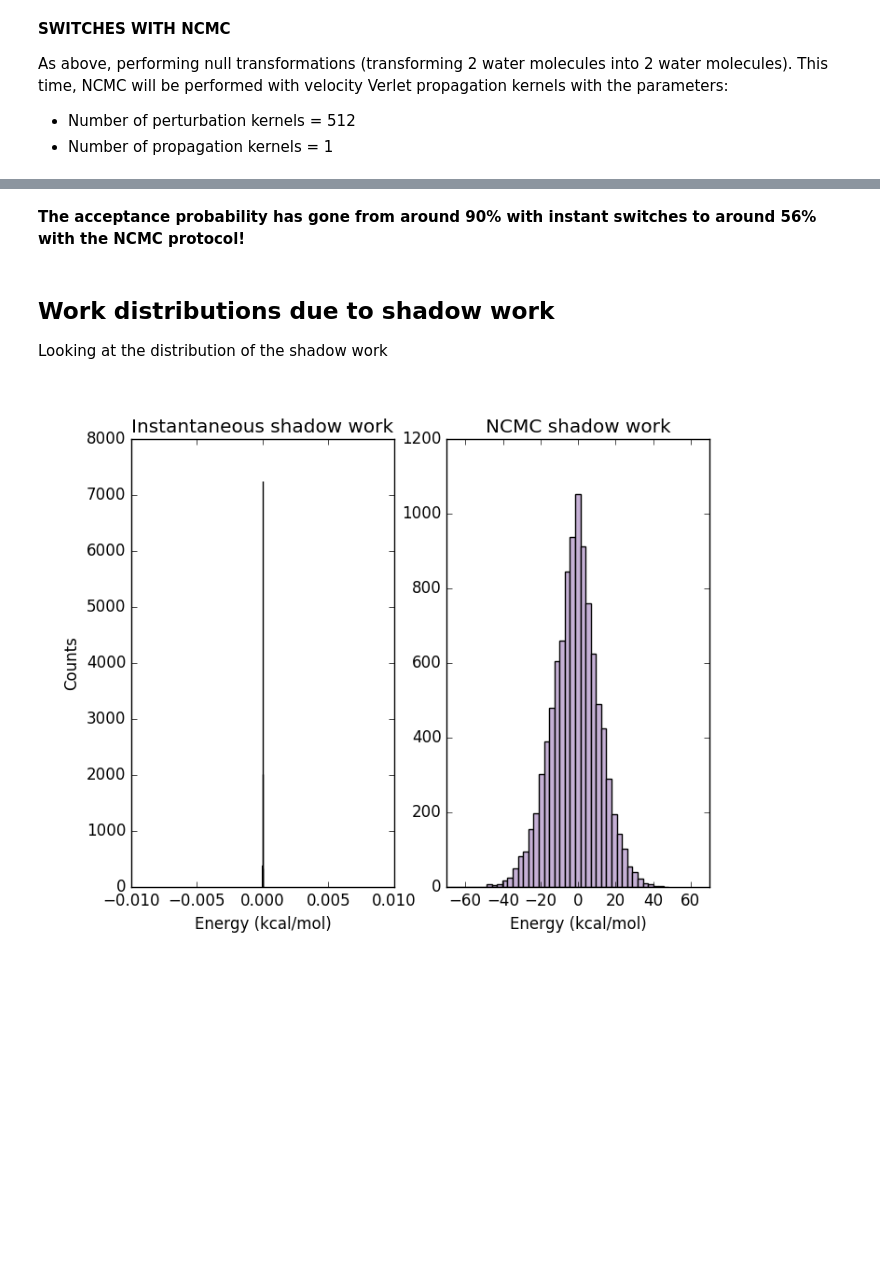
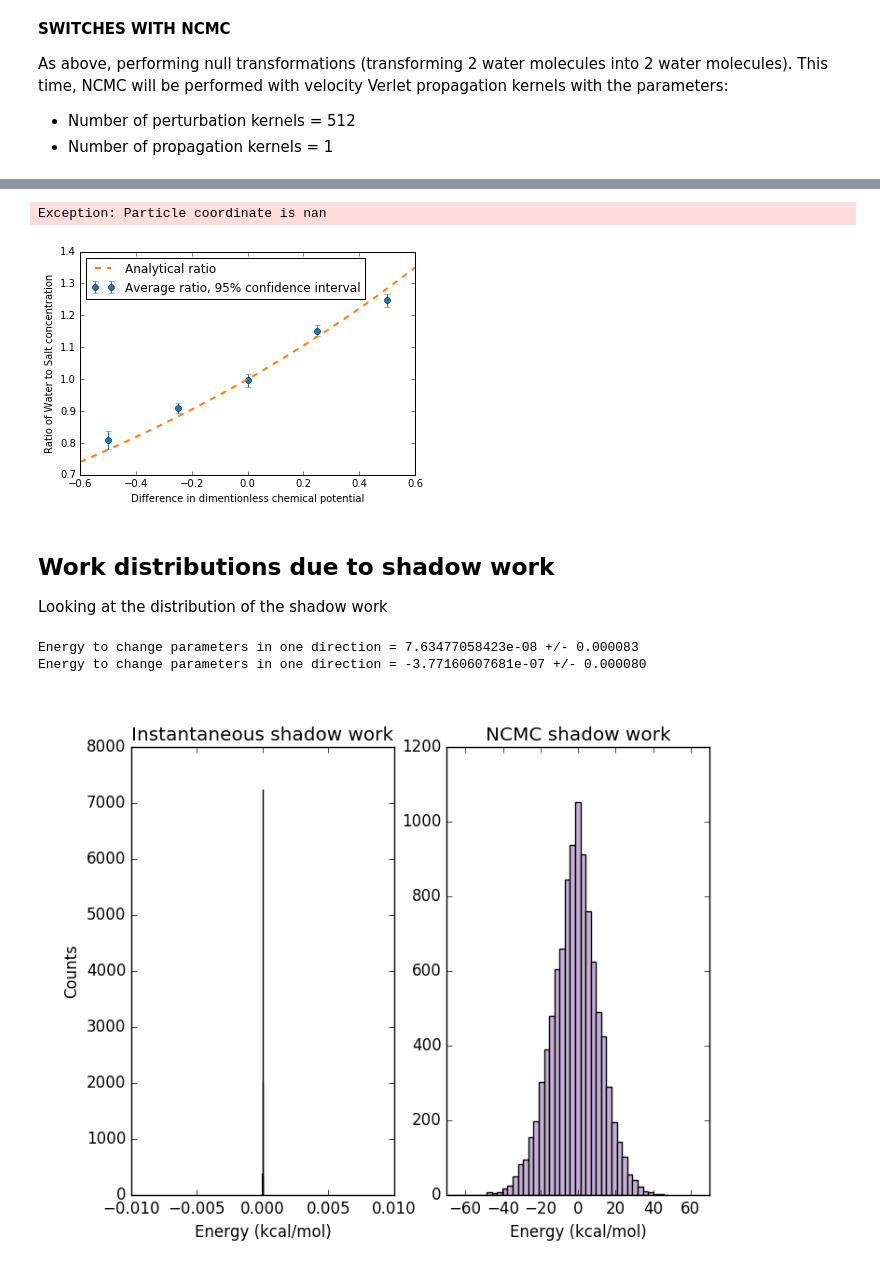
Before and after one commit to choderalab/saltswap, a Jupyter notebook: IdealMixing/IdealMixing.ipynb, the cells around one changed output, grey strips where cells are left out. Saved outputs shown, nothing was run; the diff lists cells and outputs as text; code cells hidden in the pictures; blank space fills up the shorter version.

```diff
--- a/IdealMixing/IdealMixing.ipynb
+++ b/IdealMixing/IdealMixing.ipynb
@@ -182,8 +125,0 @@ ncstate.saltswap.anion_parameters = ncstate.saltswap.water_parameters
-# %%
-ncNwats = []
-ncNsalts = []
-for block in range(500):
-    ncstate.gen_label(saltsteps=20)
-    (nwats,nsalt,junk) = ncstate.saltswap.getIdentityCounts()
-    ncNwats.append(nwats)
-    ncNsalts.append(nsalt)
@@ -232,8 +126,53 @@ Ratio of variance: std(water)/std(cation) = 2.000
-# %% [markdown]
-**The acceptance probability has gone from around 90% with instant switches to around 56% with the NCMC protocol!**
+# %%
+mus = [-0.5, -0.25, 0, 0.25, 0.5, 0.75, 1.0, 1.25, 1.5, 1.75, 2] # The chemical potentials
+ncr = np.zeros(len(mus))
+ncrstd = np.zeros(len(mus))
+ncrstd = np.zeros(len(mus))
+acc_nc = np.zeros(len(mus))
+Nsamps = 200
+
+for i in range(len(mus)):
+    ncstate = MCMCSampler(wbox.system,wbox.topology,wbox.positions,delta_chem=mus[i],nkernels=100,nverlet=1,propagator='GHMC')
+    ncstate.saltswap.cation_parameters = ncstate.saltswap.water_parameters
+    ncstate.saltswap.anion_parameters = ncstate.saltswap.water_parameters
+    ncratio = []
+    for block in range(Nsamps):
+        ncstate.gen_label(saltsteps=20)
+        (nwats,nsalt,junk) = ncstate.saltswap.getIdentityCounts()
+        ncratio.append(float(nwats)/float(nsalt))
+    ratio = np.array(ncratio)
+    ncr[i] = ratio.mean()#ratio[50:].mean()
+    ncrstd[i] = ratio.std()#ratio[50:].std()
+    acc_nc[i] = ncstate.saltswap.getAcceptanceProbability()
+# %% [output]
+Exception: Particle coordinate is nan
+# %%
+mus = np.array(mus[0:5])
+delta = 0.1
+xlims = (mus[0]-delta,mus[-1]+delta)
+x = np.linspace(xlims[0],xlims[1])
+
+plt.clf()
+plt.errorbar(mus,ncr[0:5],yerr=2*ncrstd[0:5]/np.sqrt(Nsamps),fmt='o',color=tableau4[0])
+plt.plot(x,np.exp(np.array(x)/2), 'r--',linewidth=2,color=tableau4[3])
+plt.xlim(xlims)
+#plt.ylim((0.75,3))
+plt.xlabel('Difference in dimentionless chemical potential')
+plt.ylabel('Ratio of Water to Salt concentration')
+plt.legend(['Analytical ratio','Average ratio, 95% confidence interval'],loc=2)
+plt.savefig('GHMC_ncmc.png',format='png')
+#Image('GHMC_ncmc.png')
+# %% [output]
+[figure, added]
 # %% [markdown]
 ## Work distributions due to shadow work
 Looking at the distribution of the shadow work
+# %%
+print "Energy (in kT) to change parameters in one direction = {0} +/- {1:4f}".format(np.mean(ncstate.saltswap.work_add),np.std(ncstate.saltswap.work_add))
+print "Energy (in kT) to change parameters in one direction = {0} +/- {1:4f}".format(np.mean(ncstate.saltswap.work_rm),np.std(ncstate.saltswap.work_rm))
+# %% [output]
+Energy to change parameters in one direction = 7.63477058423e-08 +/- 0.000083
+Energy to change parameters in one direction = -3.77160607681e-07 +/- 0.000080
 # %%
 plt.clf()
 #n, bins, patches = plt.hist(nc_work_rm, 50, normed=1, facecolor=tableau4_light[2])
```
Also changed, not shown: parts of 18 cells of this notebook, 3 other files.
